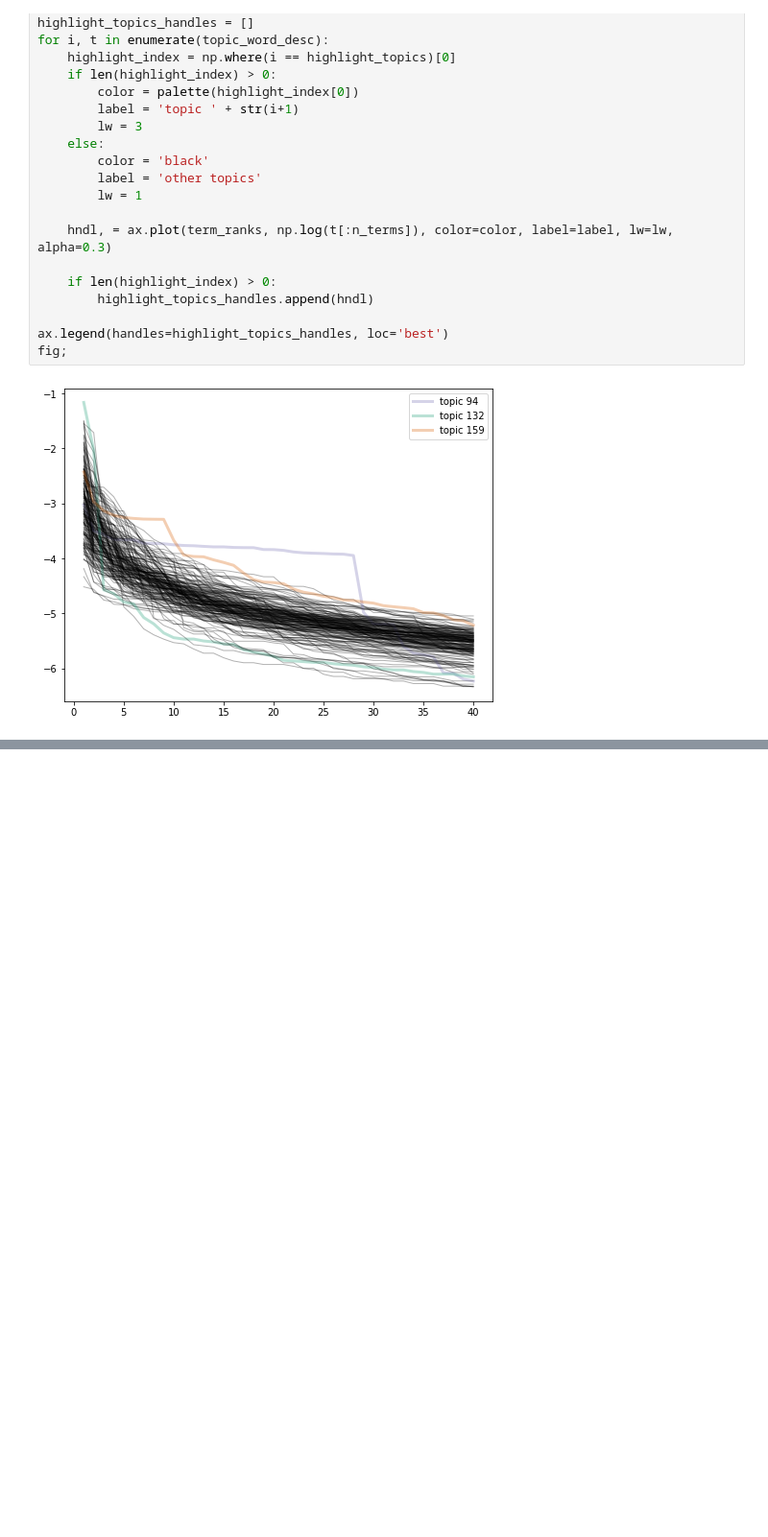
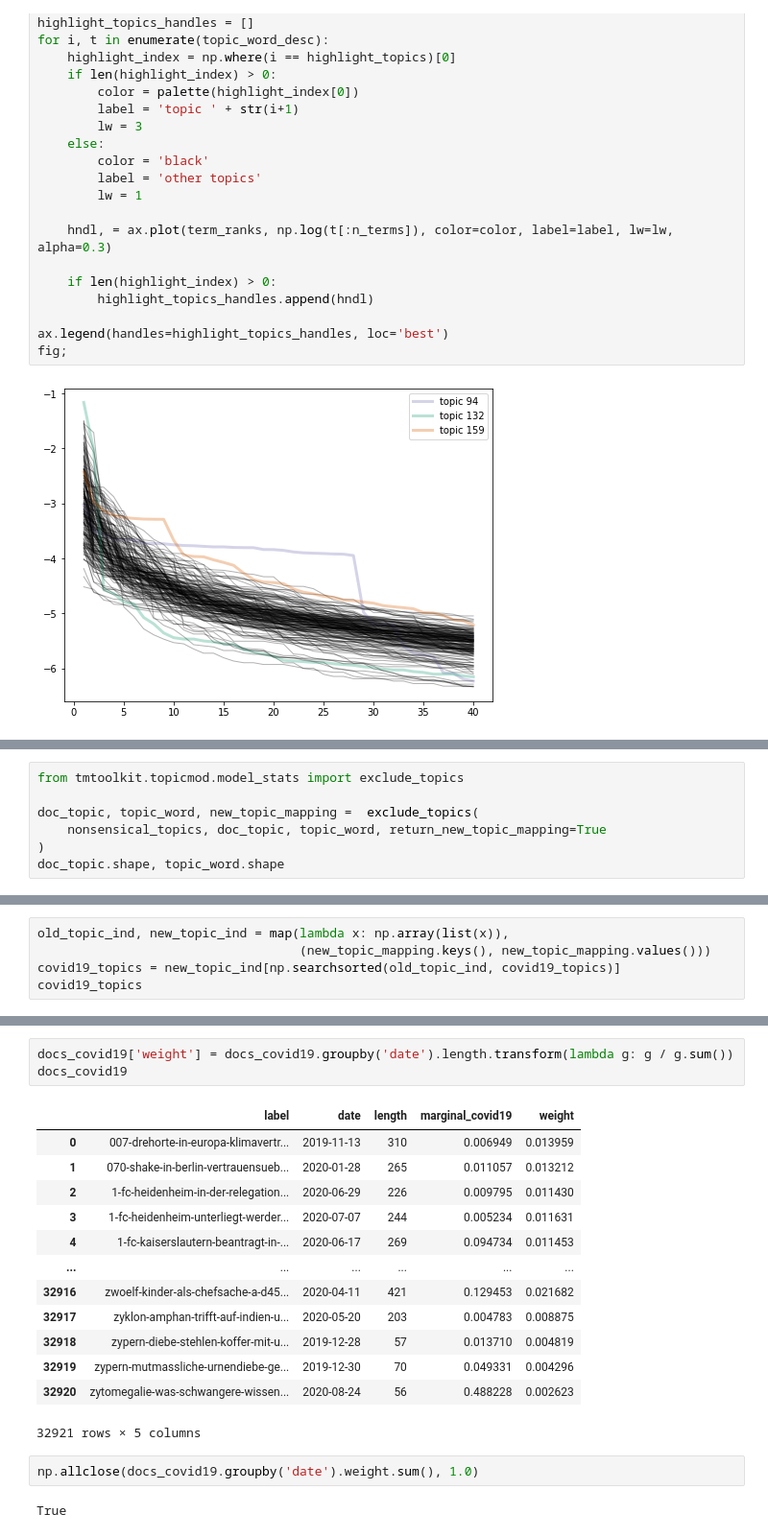
Before and after one commit to WZBSocialScienceCenter/tm_corona, a Jupyter notebook: tm_analysis.ipynb, the cells around one changed output, grey strips where cells are left out. Shown at 96% size. Drawn from its saved outputs; the diff is of its cells as text; blank space fills up the shorter version.

```diff
--- a/tm_analysis.ipynb
+++ b/tm_analysis.ipynb
@@ -163,0 +166,7 @@ save_ldamodel_summary_to_excel('output/tm_final_k180_eta0.7_tw_relevance.xlsx',
+# %%
+from tmtoolkit.topicmod.model_stats import exclude_topics
+
+doc_topic, topic_word, new_topic_mapping =  exclude_topics(
+    nonsensical_topics, doc_topic, topic_word, return_new_topic_mapping=True
+)
+doc_topic.shape, topic_word.shape
@@ -163,0 +175,5 @@ save_ldamodel_summary_to_excel('output/tm_final_k180_eta0.7_tw_relevance.xlsx',
+# %%
+old_topic_ind, new_topic_ind = map(lambda x: np.array(list(x)),
+                                   (new_topic_mapping.keys(), new_topic_mapping.values()))
+covid19_topics = new_topic_ind[np.searchsorted(old_topic_ind, covid19_topics)]
+covid19_topics
@@ -322,0 +303,21 @@ top_word_topics
+# %%
+docs_covid19['weight'] = docs_covid19.groupby('date').length.transform(lambda g: g / g.sum())
+docs_covid19
+# %% [output]
+|  | label | date | length | marginal_covid19 | weight |
+| 0 | 007-drehorte-in-europa-klimavertr... | 2019-11-13 | 310 | 0.006949 | 0.013959 |
+| 1 | 070-shake-in-berlin-vertrauensueb... | 2020-01-28 | 265 | 0.011057 | 0.013212 |
+| 2 | 1-fc-heidenheim-in-der-relegation... | 2020-06-29 | 226 | 0.009795 | 0.011430 |
+| 3 | 1-fc-heidenheim-unterliegt-werder... | 2020-07-07 | 244 | 0.005234 | 0.011631 |
+| 4 | 1-fc-kaiserslautern-beantragt-in-... | 2020-06-17 | 269 | 0.094734 | 0.011453 |
+| ... | ... | ... | ... | ... | ... |
+| 32916 | zwoelf-kinder-als-chefsache-a-d45... | 2020-04-11 | 421 | 0.129453 | 0.021682 |
+| 32917 | zyklon-amphan-trifft-auf-indien-u... | 2020-05-20 | 203 | 0.004783 | 0.008875 |
+| 32918 | zypern-diebe-stehlen-koffer-mit-u... | 2019-12-28 | 57 | 0.013710 | 0.004819 |
+| 32919 | zypern-mutmassliche-urnendiebe-ge... | 2019-12-30 | 70 | 0.049331 | 0.004296 |
+| 32920 | zytomegalie-was-schwangere-wissen... | 2020-08-24 | 56 | 0.488228 | 0.002623 |
+32921 rows × 5 columns
+# %%
+np.allclose(docs_covid19.groupby('date').weight.sum(), 1.0)
+# %% [output]
+True
```
Also changed, not shown: parts of 27 cells of this notebook, 3 other files.
